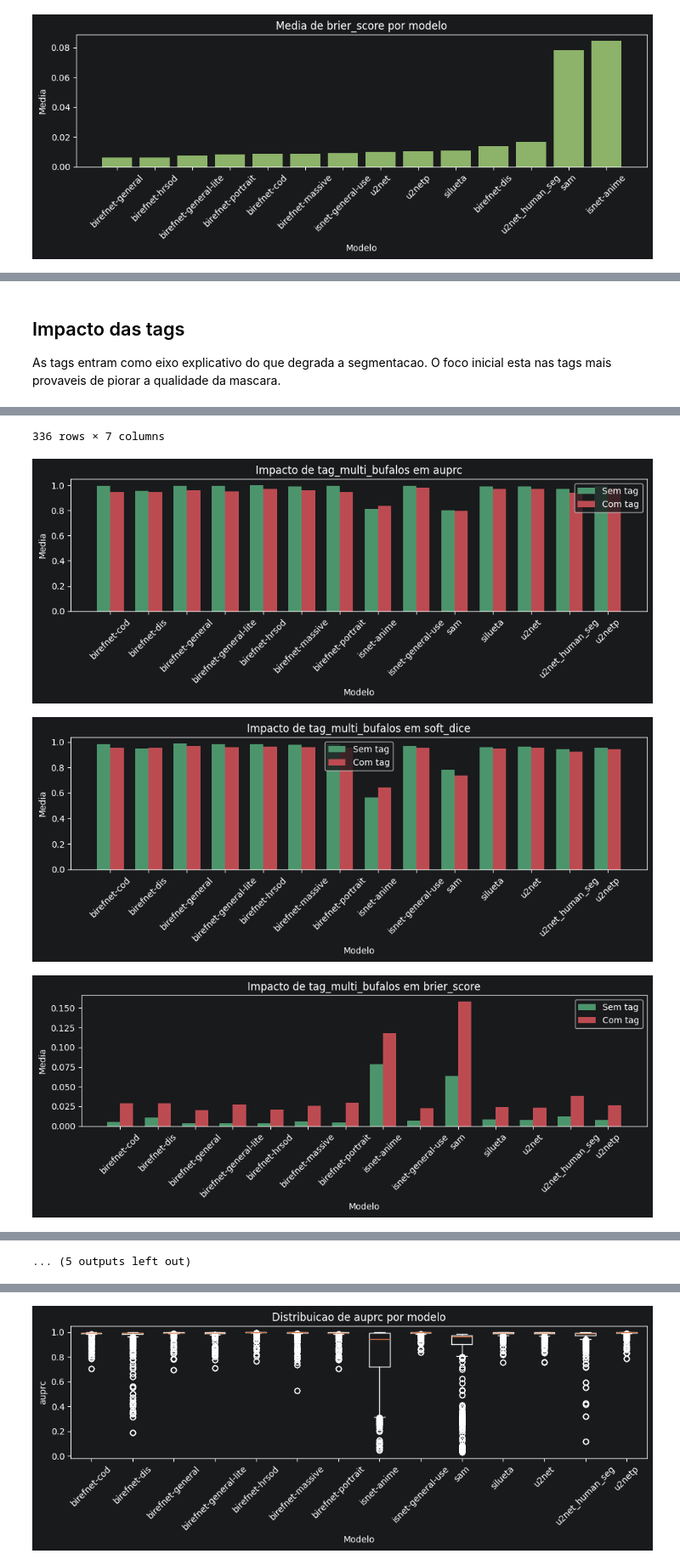
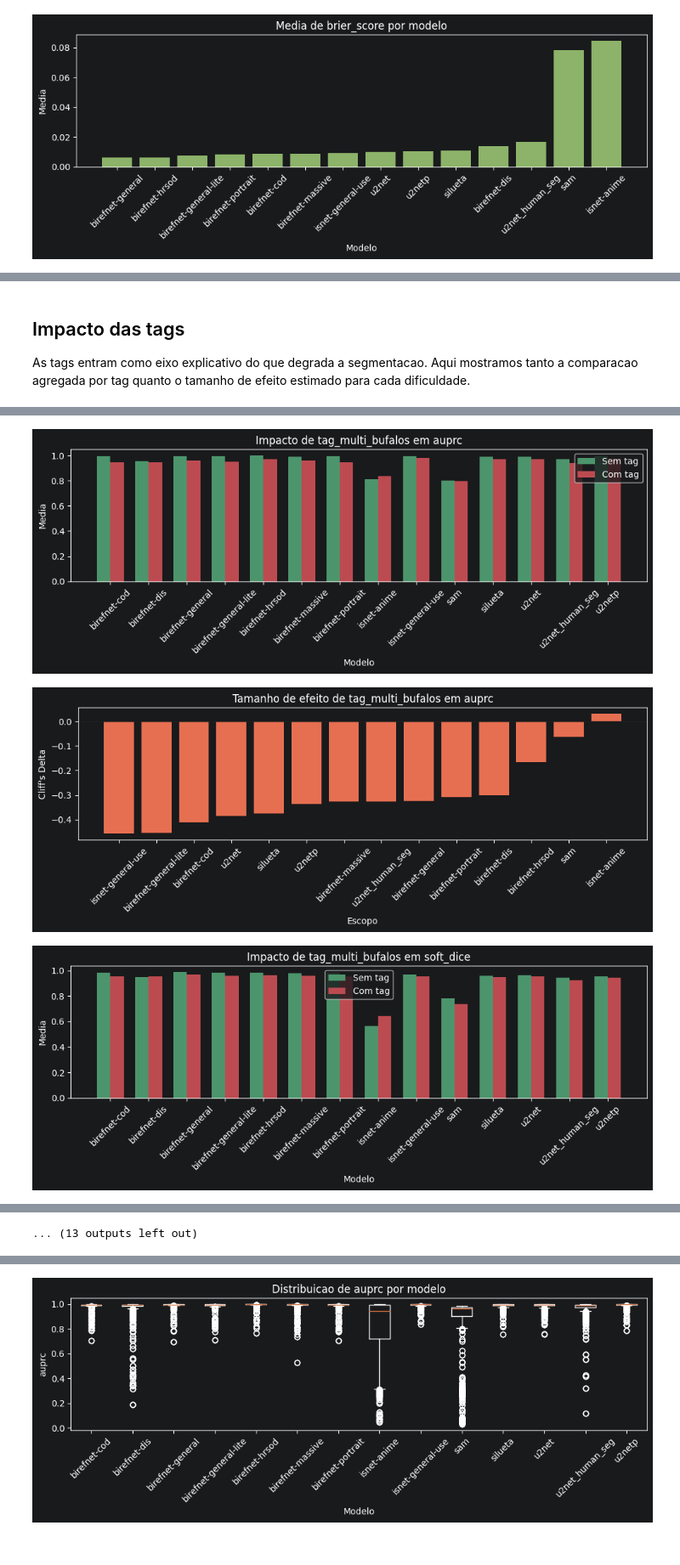
Before and after one commit to Victor-Saraiva-P/Projeto-bufalos, a Jupyter notebook: notebooks/05_visualizacao_segmentacao_bruta.ipynb, the cells around one changed output, grey strips where cells are left out. Shown at 85% size. Drawn from its saved outputs; the diff is of its cells as text; code cells hidden in the pictures.

```diff
--- a/notebooks/05_visualizacao_segmentacao_bruta.ipynb
+++ b/notebooks/05_visualizacao_segmentacao_bruta.ipynb
@@ -160,0 +184,10 @@ for metric_name in metric_names:
+# %%
+texto_intervalos = 'Os intervalos de confianca ajudam a evitar conclusoes baseadas apenas na media. Aqui usamos bootstrap para a media de cada metrica por modelo.'
+figures_intervalos = []
+
+display(df_intervalo_confianca.sort_values(['metric_name', 'statistic_name', 'nome_modelo']).head(18))
+
+for metric_name in metric_names:
+    fig, _ = plot_metric_bars_with_ci_by_model(df_resumo_modelo, df_intervalo_confianca, metric_name)
+    figures_intervalos.append(fig)
+    plt.show()
@@ -201,0 +268,15 @@ display(
+# %%
+texto_testes_modelo = 'Quando ha mais de um modelo no banco, este bloco mostra a significancia ajustada das comparacoes par a par entre modelos. Se o ambiente atual tiver apenas um modelo, o bloco fica vazio por definicao.'
+figures_testes_modelo = []
+
+if df_testes_modelo.empty:
+    print('Nao ha comparacoes entre modelos disponiveis neste banco.')
+else:
+    display(df_testes_modelo.sort_values(['metric_name', 'comparison_scope', 'p_value_adjusted']).head(30))
+    for metric_name in metric_names:
+        df_pairwise_metric = df_testes_modelo.loc[(df_testes_modelo['metric_name'] == metric_name) & (df_testes_modelo['comparison_scope'] == 'pairwise')]
+        if df_pairwise_metric.empty:
+            continue
+        fig, _ = plot_pairwise_pvalue_heatmap(df_testes_modelo, metric_name)
+        figures_testes_modelo.append(fig)
+        plt.show()
@@ -202,21 +304,23 @@ display(
 # %% [markdown]
 ## Impacto das tags
 
-As tags entram como eixo explicativo do que degrada a segmentacao. O foco inicial esta nas tags mais provaveis de piorar a qualidade da mascara.
+As tags entram como eixo explicativo do que degrada a segmentacao. Aqui mostramos tanto a comparacao agregada por tag quanto o tamanho de efeito estimado para cada dificuldade.
 # %%
-texto_impacto_tags = 'As tags entram como eixo explicativo do que degrada a segmentacao. O foco inicial esta nas tags mais provaveis de piorar a qualidade da mascara.'
+texto_impacto_tags = 'As tags entram como eixo explicativo do que degrada a segmentacao. Aqui mostramos tanto a comparacao agregada por tag quanto o tamanho de efeito estimado para cada dificuldade.'
 figures_impacto_tags = []
 
-display(
-    df_resumo_tag.loc[
-        df_resumo_tag['tag_name'].isin(tags_prioritarias),
-        ['nome_modelo', 'tag_name', 'tag_value', 'metric_name', 'mean', 'median', 'count'],
-    ].sort_values(['tag_name', 'nome_modelo', 'metric_name', 'tag_value'])
-)
+display(df_testes_tag.sort_values(['metric_name', 'tag_name', 'comparison_scope', 'p_value_adjusted']).head(30))
 
 for tag_name in tags_prioritarias:
     for metric_name in metric_names:
         fig, _ = plot_metric_tag_comparison(df_resumo_tag, metric_name, tag_name)
         figures_impacto_tags.append(fig)
         plt.show()
+
+        df_effect_metric = df_testes_tag.loc[(df_testes_tag['metric_name'] == metric_name) & (df_testes_tag['tag_name'] == tag_name) & (df_testes_tag['comparison_scope'] == 'por_modelo')]
+        if df_effect_metric.empty:
+            continue
+        fig, _ = plot_tag_effect_bars(df_testes_tag, metric_name, tag_name, comparison_scope='por_modelo')
+        figures_impacto_tags.append(fig)
+        plt.show()
 # %% [output]
@@ -235,4 +344,3 @@ for tag_name in tags_prioritarias:
-336 rows × 7 columns
 [figure]
-[figure, old version]
+[figure, new version]
-[figure, old version]
+[figure, new version]
@@ -246 +353,0 @@ for tag_name in tags_prioritarias:
-... (5 outputs left out)
@@ -246,0 +355 @@ for tag_name in tags_prioritarias:
+... (13 outputs left out)
```
Also changed, not shown: parts of 19 cells of this notebook, 4 other files.
